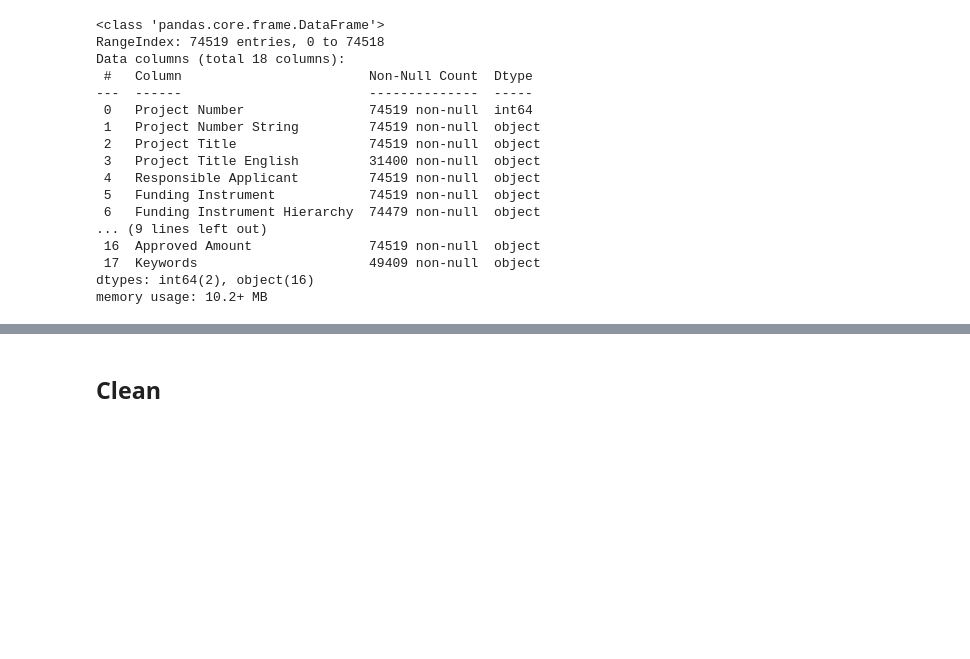
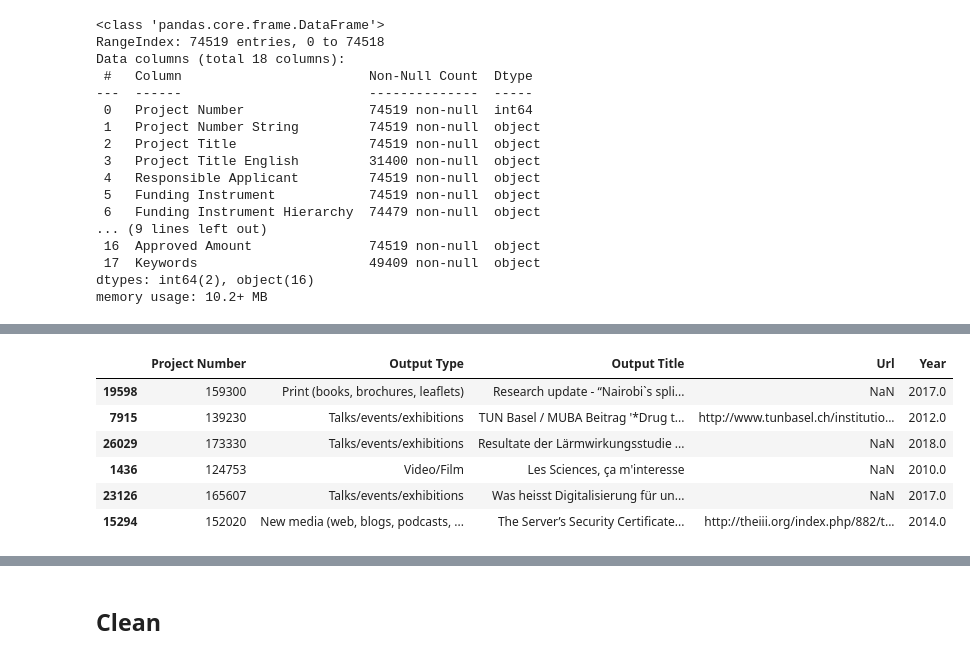
Before and after one commit to zambujo/p3data, a Jupyter notebook: wrangle.ipynb, the cells around one changed output, grey strips where cells are left out. Cells and saved outputs as stored; diff of their text form; code cells hidden in the pictures; blank space fills up the shorter version.

```diff
--- a/wrangle.ipynb
+++ b/wrangle.ipynb
@@ -35,3 +41,5 @@ grants = pd.read_csv("rawdata/P3_GrantExport.csv", sep=';')
+# %%
+output_data = pd.read_csv('rawdata/P3_GrantOutputDataExport.csv', sep=';')
 # %% [markdown]
 ## Assess
 # %%
@@ -66,0 +249,10 @@ memory usage: 10.2+ MB
+# %%
+output_data.sample(6)
+# %% [output]
+|  | Project Number | Output Type | Output Title | Url | Year |
+| 19598 | 159300 | Print (books, brochures, leaflets) | Research update - “Nairobi`s spli... | NaN | 2017.0 |
+| 7915 | 139230 | Talks/events/exhibitions | TUN Basel / MUBA Beitrag '*Drug t... | http://www.tunbasel.ch/institutio... | 2012.0 |
+| 26029 | 173330 | Talks/events/exhibitions | Resultate der Lärmwirkungsstudie ... | NaN | 2018.0 |
+| 1436 | 124753 | Video/Film | Les Sciences, ça m'interesse | NaN | 2010.0 |
+| 23126 | 165607 | Talks/events/exhibitions | Was heisst Digitalisierung für un... | NaN | 2017.0 |
+| 15294 | 152020 | New media (web, blogs, podcasts, ... | The Server’s Security Certificate... | http://theiii.org/index.php/882/t... | 2014.0 |
```
Also changed, not shown: parts of 20 cells of this notebook.
